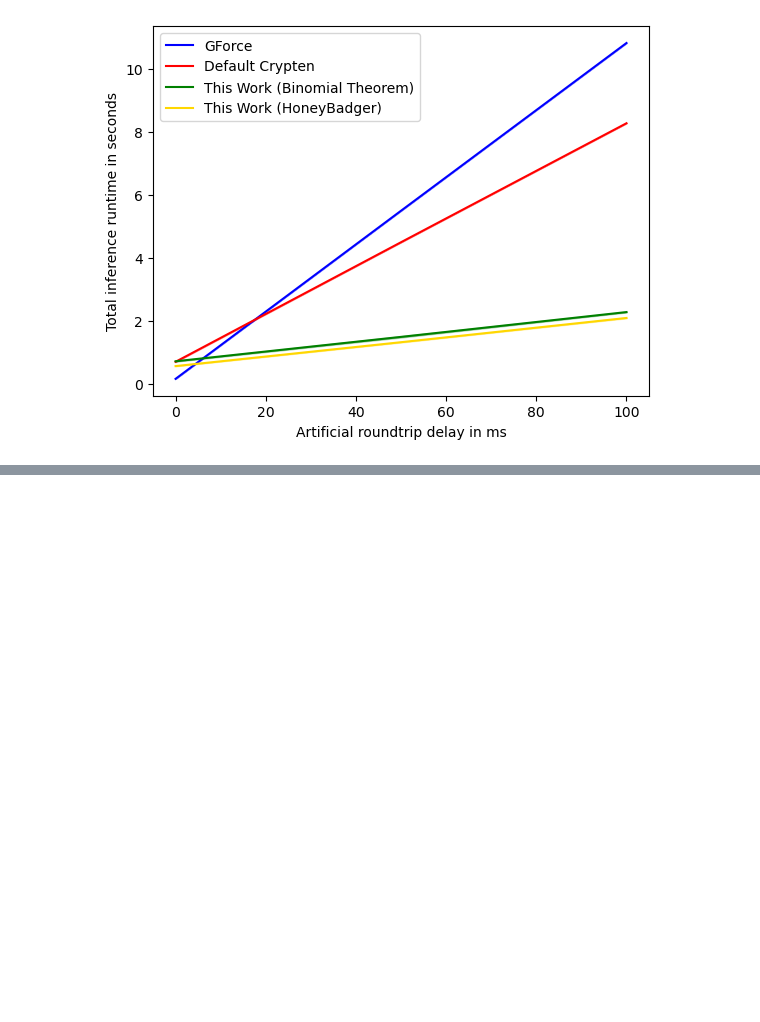
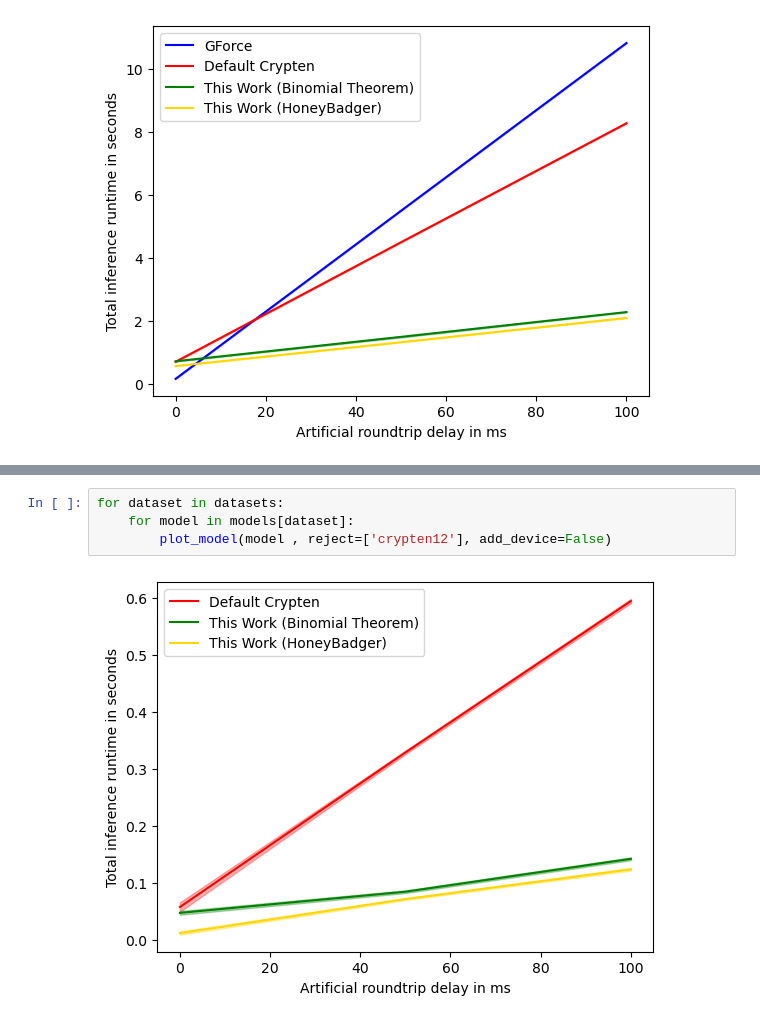
Before and after one commit to D-Diaa/CrypTen-ESPN, a Jupyter notebook: notebooks/plots.ipynb, the cells around one changed output, grey strips where cells are left out. Cells and saved outputs as stored; diff of their text form; blank space fills up the shorter version.

```diff
--- a/notebooks/plots.ipynb
+++ b/notebooks/plots.ipynb
@@ -92,0 +93,6 @@ plot_results(results, reject=['crypten12'], add_device=True, plot_path="../plots
+# %%
+for dataset in datasets:
+    for model in models[dataset]:
+        plot_model(model , reject=['crypten12'], add_device=False)
+# %% [output]
+[figure, added]
```
Also changed, not shown: parts of 2 cells of this notebook.
